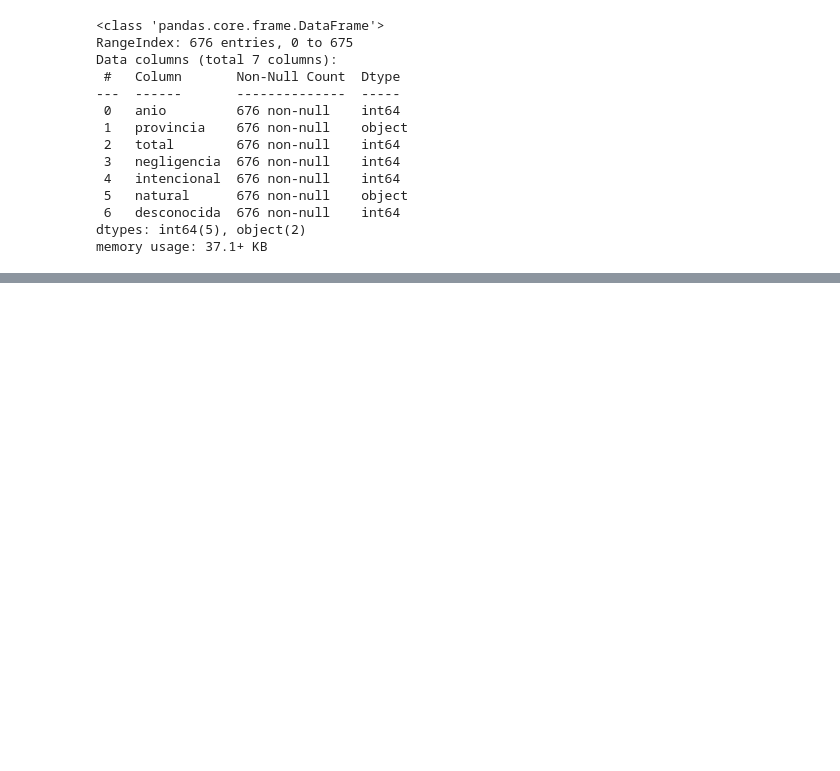
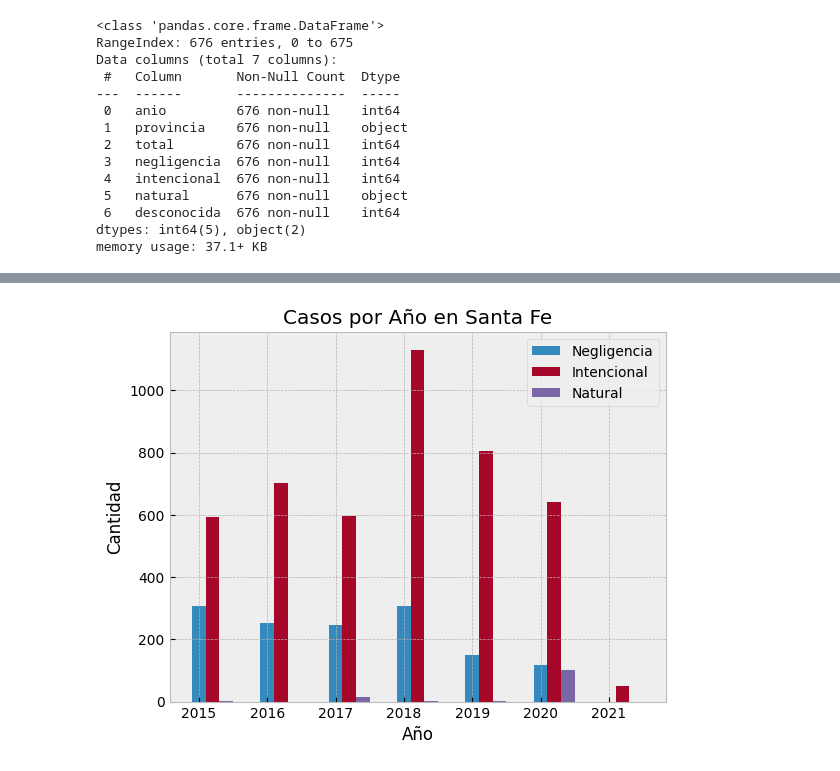
Before and after one commit to gcasado0/ciencia_datos, a Jupyter notebook: u2_ej2.ipynb, the cells around one changed output, grey strips where cells are left out. Cells and saved outputs as stored; diff of their text form; code cells hidden in the pictures; blank space fills up the shorter version.

```diff
--- a/u2_ej2.ipynb
+++ b/u2_ej2.ipynb
@@ -44,0 +49,6 @@ Para resolverlo podria cambiar el "-" por 0 o Nan y luego convertir la columna a
+# %%
+# Convertir los valores de la columna 'natural' a numéricos, convirtiendo cualquier no numérico a NaN
+data['natural'] = pd.to_numeric(data['natural'], errors='coerce')
+# Rellenar los NaN con 0
+data['natural'].fillna(0, inplace=True)
+data.info()
@@ -44,0 +88,2 @@ Para resolverlo podria cambiar el "-" por 0 o Nan y luego convertir la columna a
+# %%
+data["provincia"] = data["provincia"].str.strip()
@@ -44,0 +181,3 @@ Para resolverlo podria cambiar el "-" por 0 o Nan y luego convertir la columna a
+# %%
+santa_fe=data[(data['provincia']=='Santa Fe') & (data['anio']>=2015) & (data['anio']<=2021)]
+santa_fe
@@ -44,0 +193,22 @@ Para resolverlo podria cambiar el "-" por 0 o Nan y luego convertir la columna a
+# %%
+x_values = santa_fe['anio']
+y_values_negligencia = santa_fe['negligencia']
+y_values_intencional = santa_fe['intencional']
+y_values_natural = santa_fe['natural']
+
+# Primera barra para negligencia
+plt.bar(x_values, y_values_negligencia, width=0.2, label='Negligencia', align='center')
+
+# Segunda barra para intencional
+plt.bar([x + 0.2 for x in x_values], y_values_intencional, width=0.2, label='Intencional', align='center')
+
+# Tercera barra para natural
+plt.bar([x + 0.4 for x in x_values], y_values_natural, width=0.2, label='Natural', align='center')
+
+plt.xlabel('Año')
+plt.ylabel('Cantidad')
+plt.title('Casos por Año en Santa Fe')
+plt.legend()  # Mostrar la leyenda para identificar las variables
+plt.show()
+# %% [output]
+[figure, added]
```
Also changed, not shown: parts of 18 cells of this notebook.
